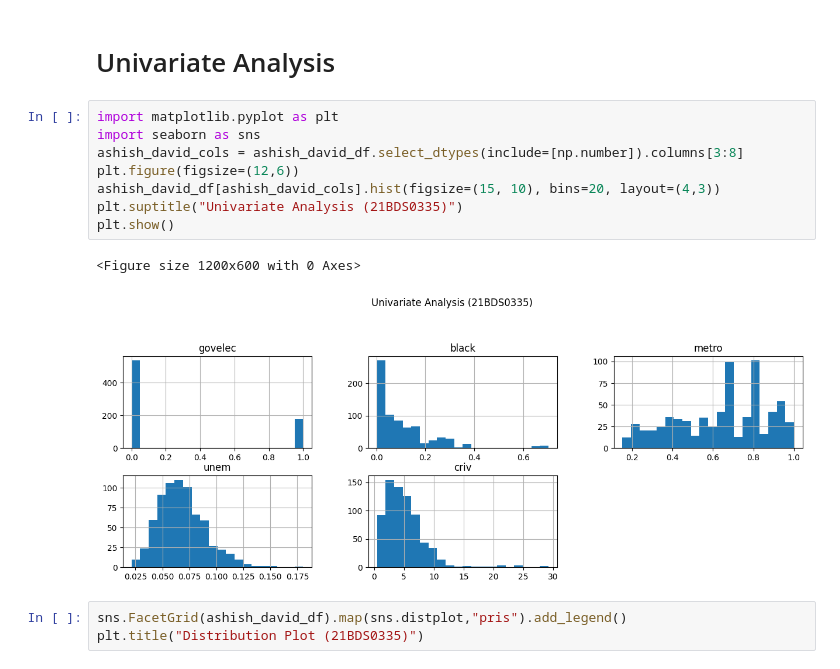
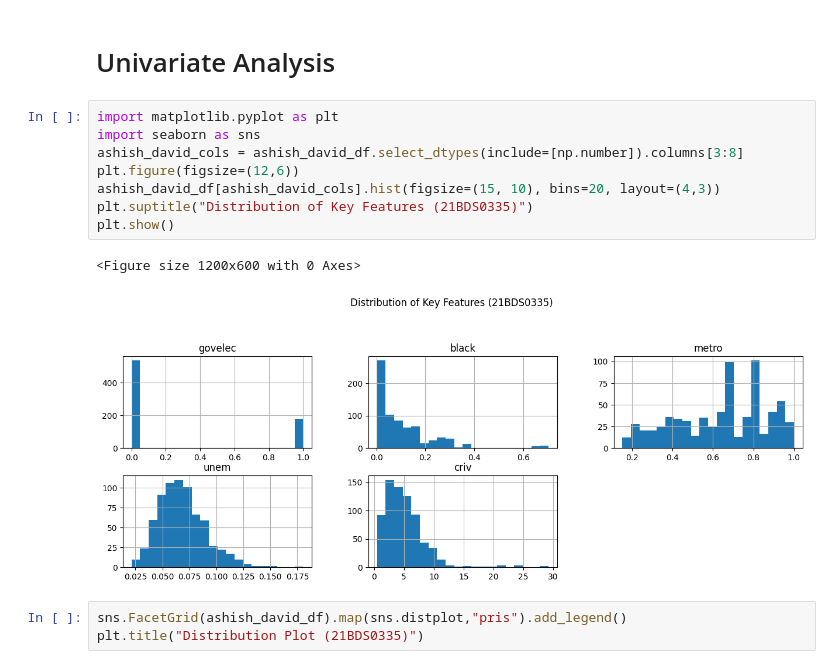
Before and after one commit to Ashish-Aaran/EDA, a Jupyter notebook: 21BDS0335.ipynb, the cells around one changed output. Cells and saved outputs as stored; diff of their text form.

```diff
--- a/21BDS0335.ipynb
+++ b/21BDS0335.ipynb
@@ -409,14 +419,14 @@ dtype: float64
 # %%
 import matplotlib.pyplot as plt
 import seaborn as sns
 ashish_david_cols = ashish_david_df.select_dtypes(include=[np.number]).columns[3:8]
 plt.figure(figsize=(12,6))
 ashish_david_df[ashish_david_cols].hist(figsize=(15, 10), bins=20, layout=(4,3))
-plt.suptitle("Univariate Analysis (21BDS0335)")
+plt.suptitle("Distribution of Key Features (21BDS0335)")
 plt.show()
 # %% [output]
 <Figure size 1200x600 with 0 Axes>
-[figure, old version]
+[figure, new version]
 # %%
 sns.FacetGrid(ashish_david_df).map(sns.distplot,"pris").add_legend()
 plt.title("Distribution Plot (21BDS0335)")
```
Also changed, not shown: parts of 14 cells of this notebook.
